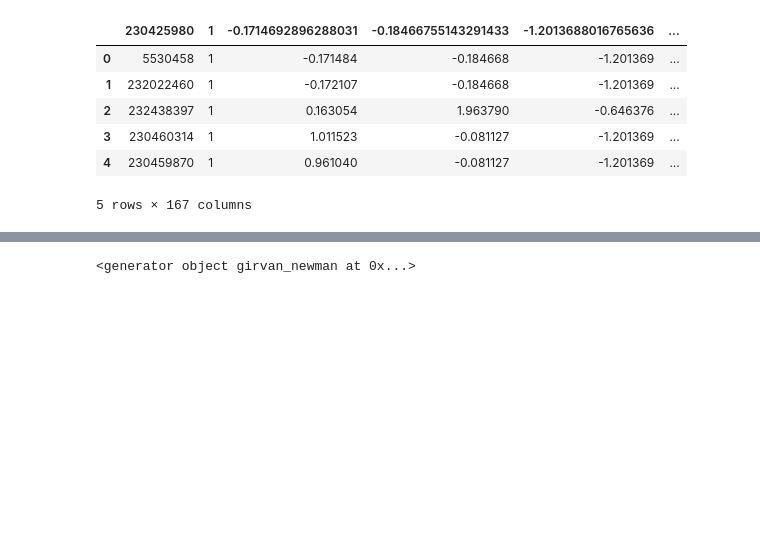
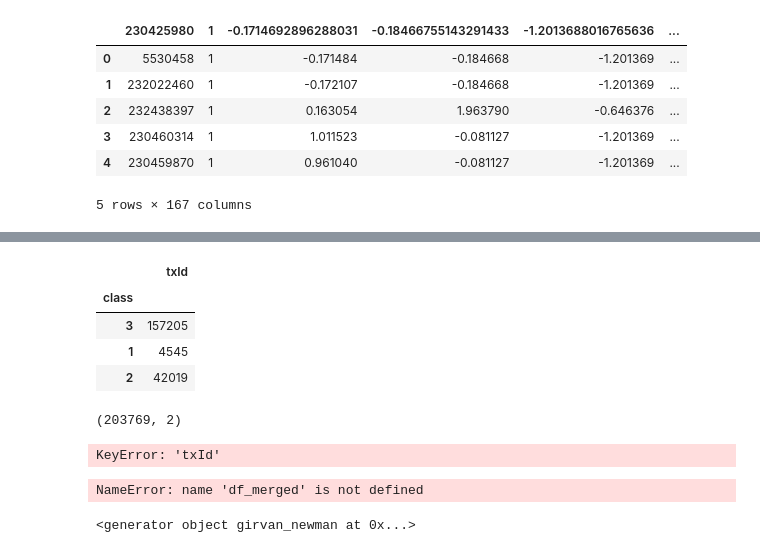
Before and after one commit to Arnau1/GraphAnomaly, a Jupyter notebook: nerea.ipynb, the cells around one changed output, grey strips where cells are left out. Saved outputs shown, nothing was run; the diff lists cells and outputs as text; code cells hidden in the pictures; blank space fills up the shorter version.

```diff
--- a/nerea.ipynb
+++ b/nerea.ipynb
@@ -66,3 +82,41 @@ KeyboardInterrupt:
+# %%
+classes.groupby(['class']).count()
+# %% [output]
+|  | txId |
+| class |  |
+| 3 | 157205 |
+| 1 | 4545 |
+| 2 | 42019 |
+# %%
+features.shape
+classes.shape
+# %% [output]
+(203769, 2)
+# %%
+# Merge the DataFrames on the column 'source', assuming it's the same name in both DataFrames
+df_merged = pd.merge(features, classes, on='txId', how='left')
+df_merged.head()
+# %% [output]
+KeyError: 'txId'
+# %%
+generate_graph = True
+if generate_graph:
+    # Create an empty graph
+    G = nx.Graph()
+
+    for _, row in df_merged.iterrows():
+        # Extract node ID and attributes
+        node_id = row['txId']
+        node_attributes = row.drop('txId').to_dict()
+
+        # Add node to the graph with its attributes
+        G.add_node(node_id, **node_attributes)
+
+    # Add edges to the graph
+    for _, row in edges.iterrows():
+        G.add_edge(row['txId1'], row['txId2'])
+# %% [output]
+NameError: name 'df_merged' is not defined
 # %%
 def detect_communities(g, method):
     if isinstance(g, nx.DiGraph):
```
Also changed, not shown: parts of 6 cells of this notebook.
